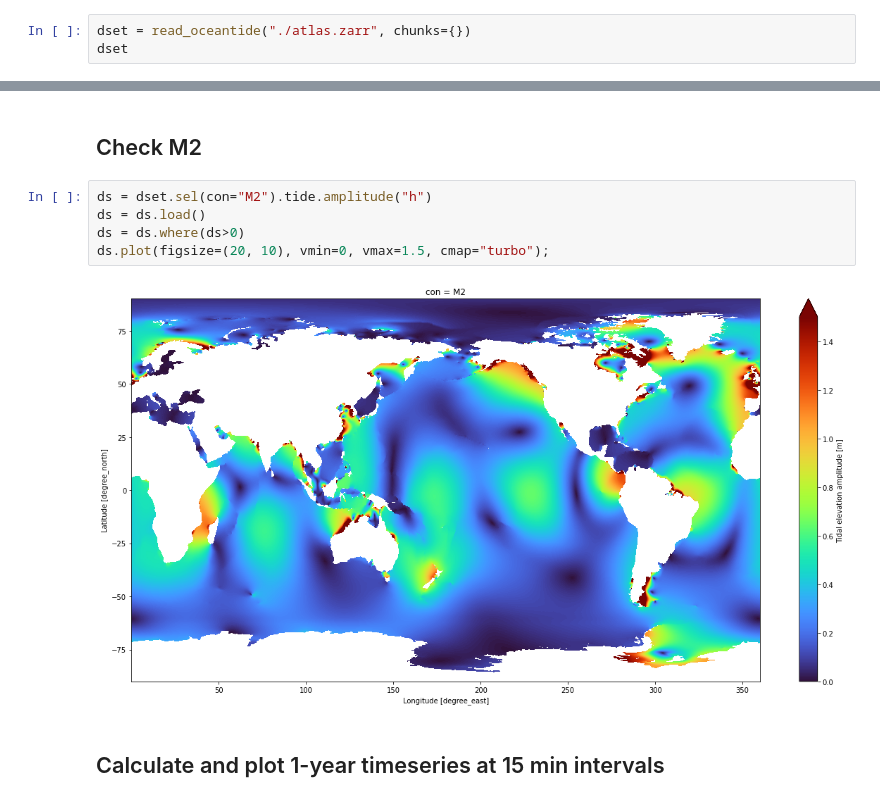
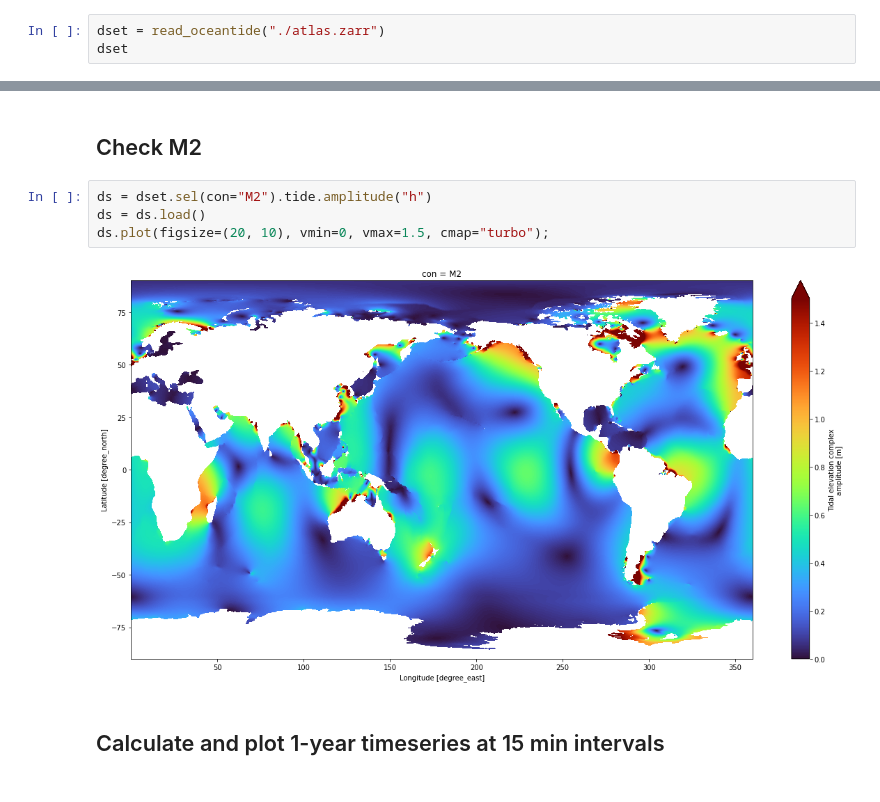
Before and after one commit to simonweppe/oceantide, a Jupyter notebook: notebooks/atlas_to_oceantide.ipynb, the cells around one changed output, grey strips where cells are left out. Saved outputs shown, nothing was run; the diff lists cells and outputs as text.

```diff
--- a/notebooks/atlas_to_oceantide.ipynb
+++ b/notebooks/atlas_to_oceantide.ipynb
@@ -45,7 +45,7 @@ for ind in chunked_iterable(range(lons.size), size=itersize):
         append_dim = "lon"
     dset.to_zarr("./atlas.zarr", mode=mode, consolidated=True, append_dim=append_dim)
 # %%
-dset = read_oceantide("./atlas.zarr", chunks={})
+dset = read_oceantide("./atlas.zarr")
 dset
 # %% [output]
 <xarray.Dataset> Dimensions: (con: 14, lat: 5401, lon: 10800) Coordinates: * con (con) <U4 'M2' 'S2' 'N2' 'K2' 'K1' ... 'MF' 'M4' 'MN4' 'MS4' '2N2' * lat (lat) float64 -90.0 -89.97 -89.93 -89.9 ... 89 ...
@@ -107,10 +107,9 @@ Oceantide tidal constituents
 # %%
 ds = dset.sel(con="M2").tide.amplitude("h")
 ds = ds.load()
-ds = ds.where(ds>0)
 ds.plot(figsize=(20, 10), vmin=0, vmax=1.5, cmap="turbo");
 # %% [output]
-[figure, old version]
+[figure, new version]
 # %% [markdown]
 ## Calculate and plot 1-year timeseries at 15 min intervals
 # %%
```
Also changed, not shown: parts of 1 cell of this notebook.
